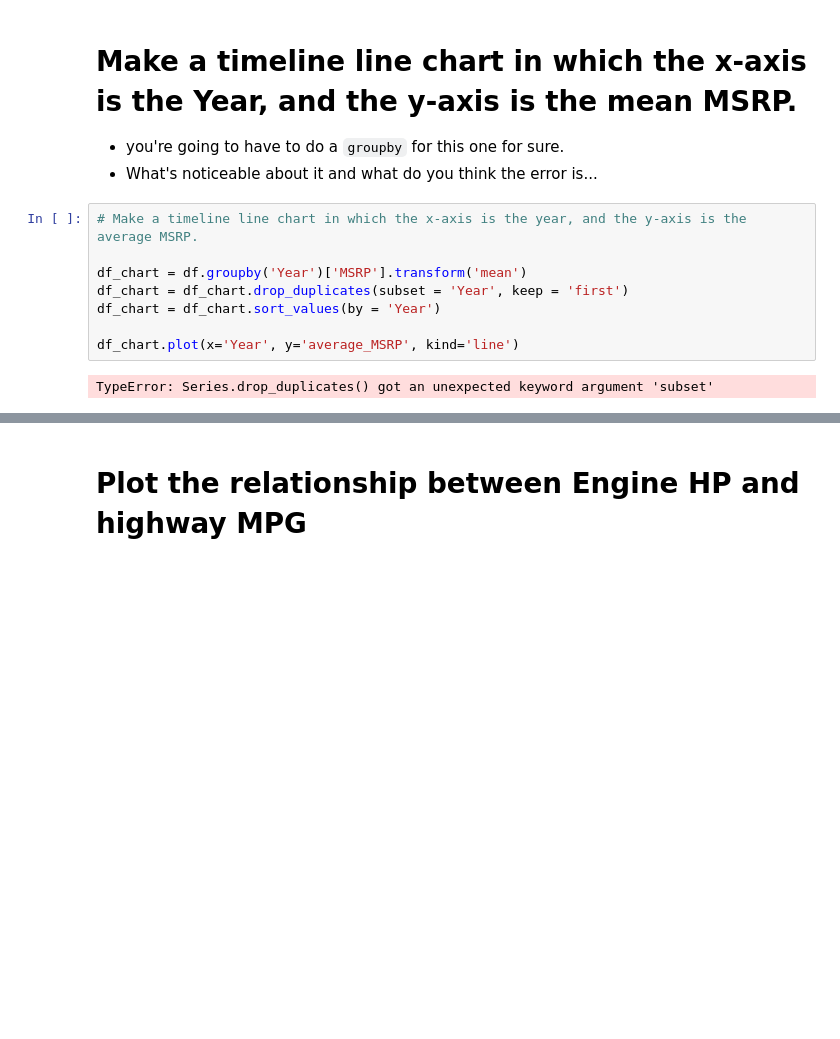
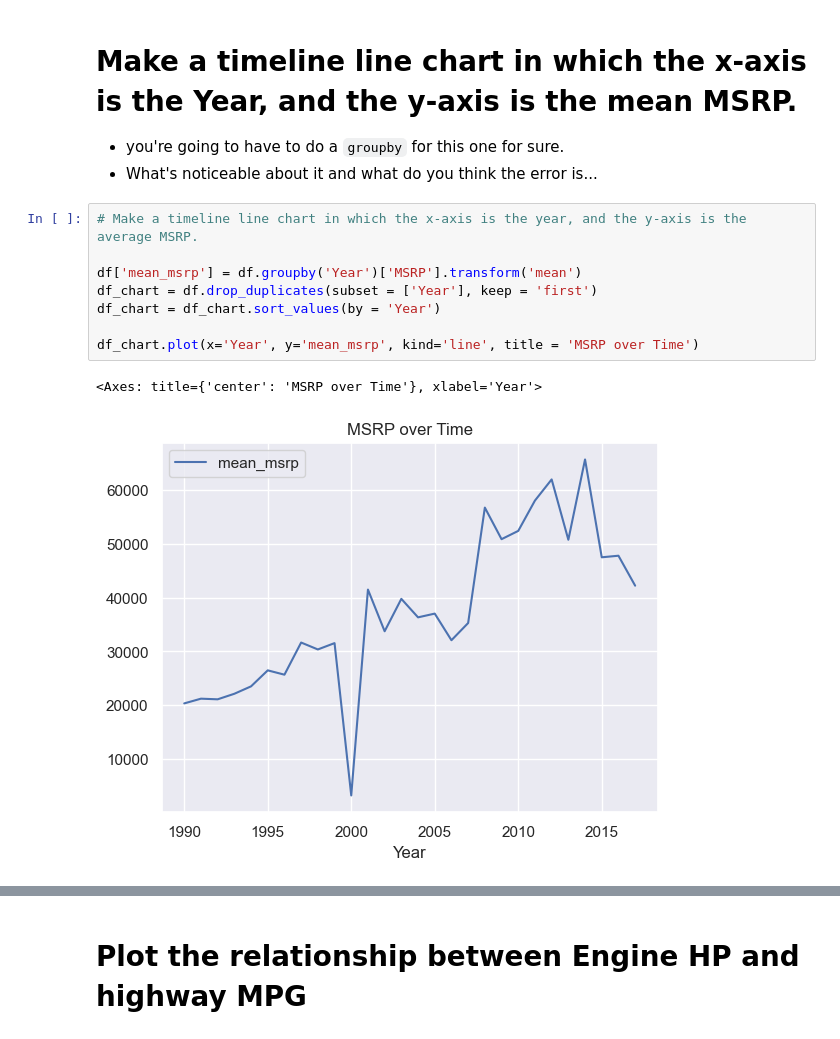
Before and after one commit to erigson/my-fork-2023-fall-data-science-fridays, a Jupyter notebook: Week-02-Data-Viz-EDA/exercize-EG.ipynb, the cells around one changed output, grey strips where cells are left out. Saved outputs shown, nothing was run; the diff lists cells and outputs as text; blank space fills up the shorter version.

```diff
--- a/Week-02-Data-Viz-EDA/exercize-EG.ipynb
+++ b/Week-02-Data-Viz-EDA/exercize-EG.ipynb
@@ -106,10 +106,11 @@ Text(0.5, 1.0, 'Count by Make')
 # %%
 # Make a timeline line chart in which the x-axis is the year, and the y-axis is the average MSRP.
 
-df_chart = df.groupby('Year')['MSRP'].transform('mean')
-df_chart = df_chart.drop_duplicates(subset = 'Year', keep = 'first')
+df['mean_msrp'] = df.groupby('Year')['MSRP'].transform('mean')
+df_chart = df.drop_duplicates(subset = ['Year'], keep = 'first')
 df_chart = df_chart.sort_values(by = 'Year')
 
-df_chart.plot(x='Year', y='average_MSRP', kind='line')
+df_chart.plot(x='Year', y='mean_msrp', kind='line', title = 'MSRP over Time')
 # %% [output]
-TypeError: Series.drop_duplicates() got an unexpected keyword argument 'subset'
+<Axes: title={'center': 'MSRP over Time'}, xlabel='Year'>
+[figure, added]
```
Also changed, not shown: parts of 18 cells of this notebook.
